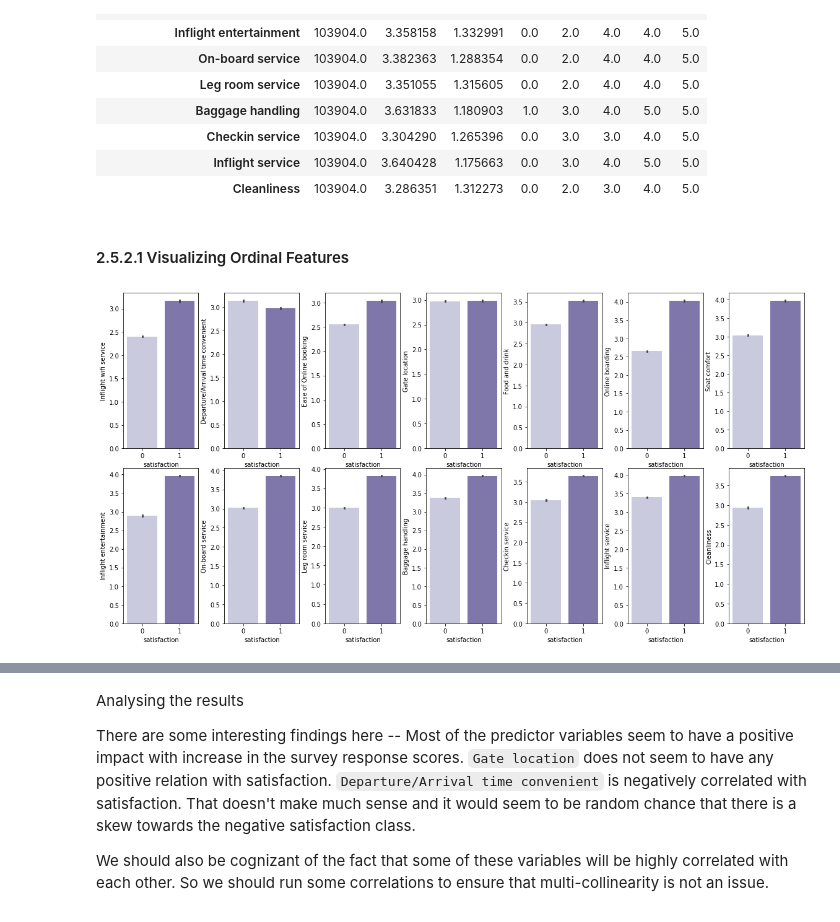
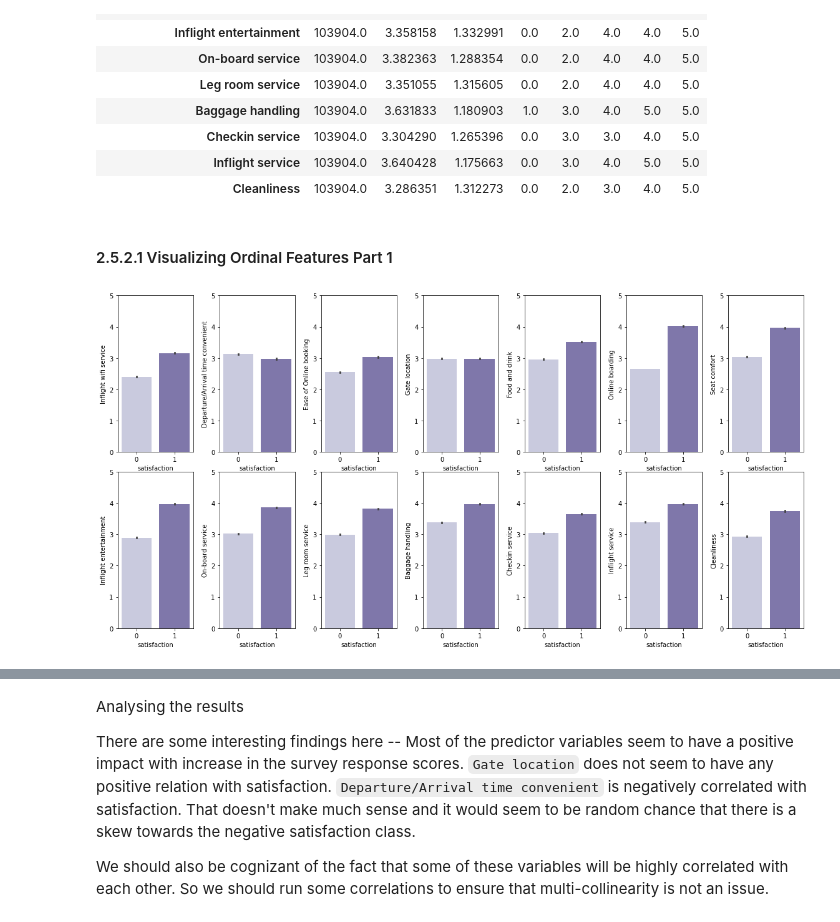
Before and after one commit to neeldeorukhkar/predict_customer_sat, a Jupyter notebook: notebooks/02_EDA.ipynb, the cells around one changed output, grey strips where cells are left out. Cells and saved outputs as stored; diff of their text form; code cells hidden in the pictures.

```diff
--- a/notebooks/02_EDA.ipynb
+++ b/notebooks/02_EDA.ipynb
@@ -157,15 +159,16 @@ raw_data_clean[ordinal_cols].describe().T
 | Inflight service | 103904.0 | 3.640428 | 1.175663 | 0.0 | 3.0 | 4.0 | 5.0 | 5.0 |
 | Cleanliness | 103904.0 | 3.286351 | 1.312273 | 0.0 | 2.0 | 3.0 | 4.0 | 5.0 |
 # %% [markdown]
-#### 2.5.2.1 Visualizing Ordinal Features<a id='2.5.2.1_Visualizing_Ordinal_Features'></a>
+#### 2.5.2.1 Visualizing Ordinal Features Part 1<a id='2.5.2.1_Visualizing_Ordinal_Features'></a>
 # %%
 %matplotlib inline
 fig, ax = plt.subplots(2, 7, figsize=(16, 8))
 fig.tight_layout()
 k = 0
 for i in range(2):
     for j in range(7):
+        ax[i][j].set(ylim=(0, 5))
         sns.barplot(x = 'satisfaction', y = ordinal_cols[k], data = raw_data_clean, ax = ax[i][j], palette= 'Purples')
         k += 1
 # %% [output]
-[figure, old version]
+[figure, new version]
```
Also changed, not shown: parts of 14 cells of this notebook, 2 other files.
